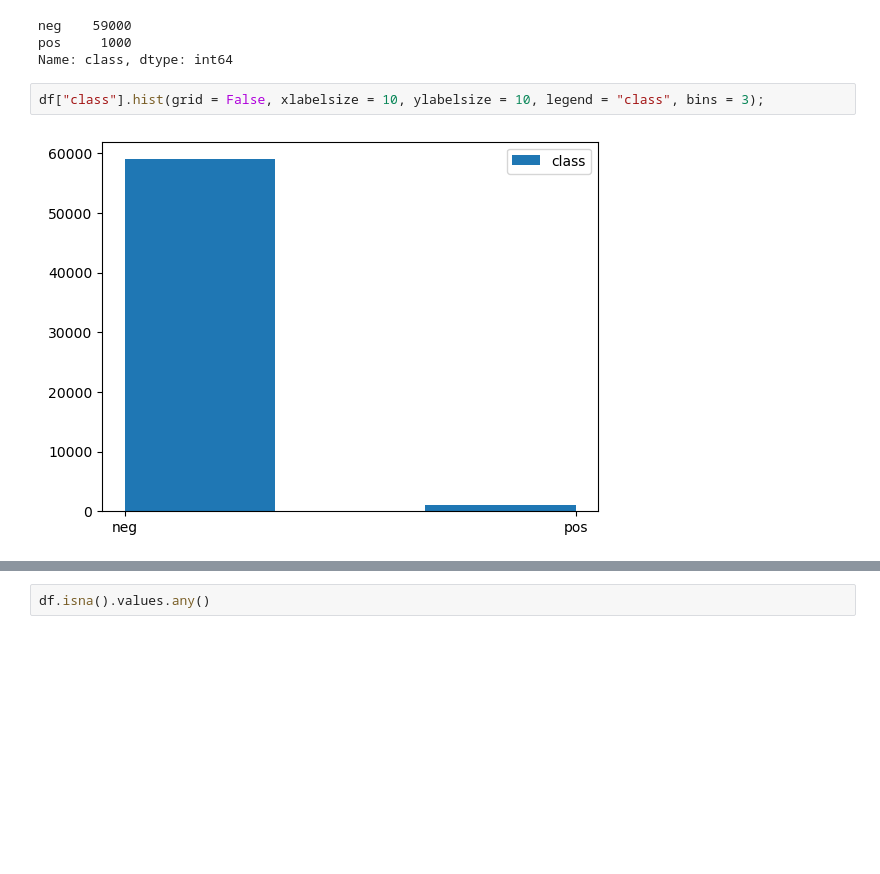
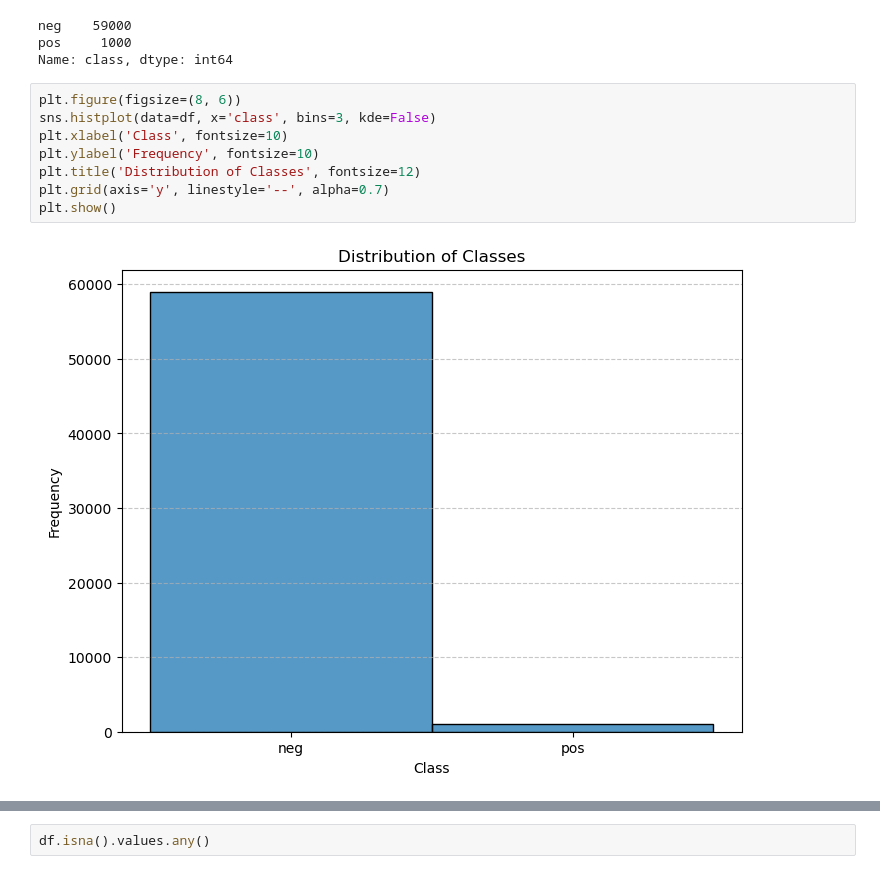
Before and after one commit to Goodevil01/Data-Prep-Ca1-, a Jupyter notebook: Ilori Joshua.ipynb, the cells around one changed output, grey strips where cells are left out. Drawn from its saved outputs; the diff is of its cells as text; blank space fills up the shorter version.

```diff
--- a/Ilori Joshua.ipynb
+++ b/Ilori Joshua.ipynb
@@ -112,7 +100,13 @@ neg    59000
 pos     1000
 Name: class, dtype: int64
 # %%
-df["class"].hist(grid = False, xlabelsize = 10, ylabelsize = 10, legend = "class", bins = 3);
+plt.figure(figsize=(8, 6))
+sns.histplot(data=df, x='class', bins=3, kde=False)
+plt.xlabel('Class', fontsize=10)
+plt.ylabel('Frequency', fontsize=10)
+plt.title('Distribution of Classes', fontsize=12)
+plt.grid(axis='y', linestyle='--', alpha=0.7)
+plt.show()
 # %% [output]
-[figure, old version]
+[figure, new version]
 # %%
```
Also changed, not shown: parts of 11 cells of this notebook.
